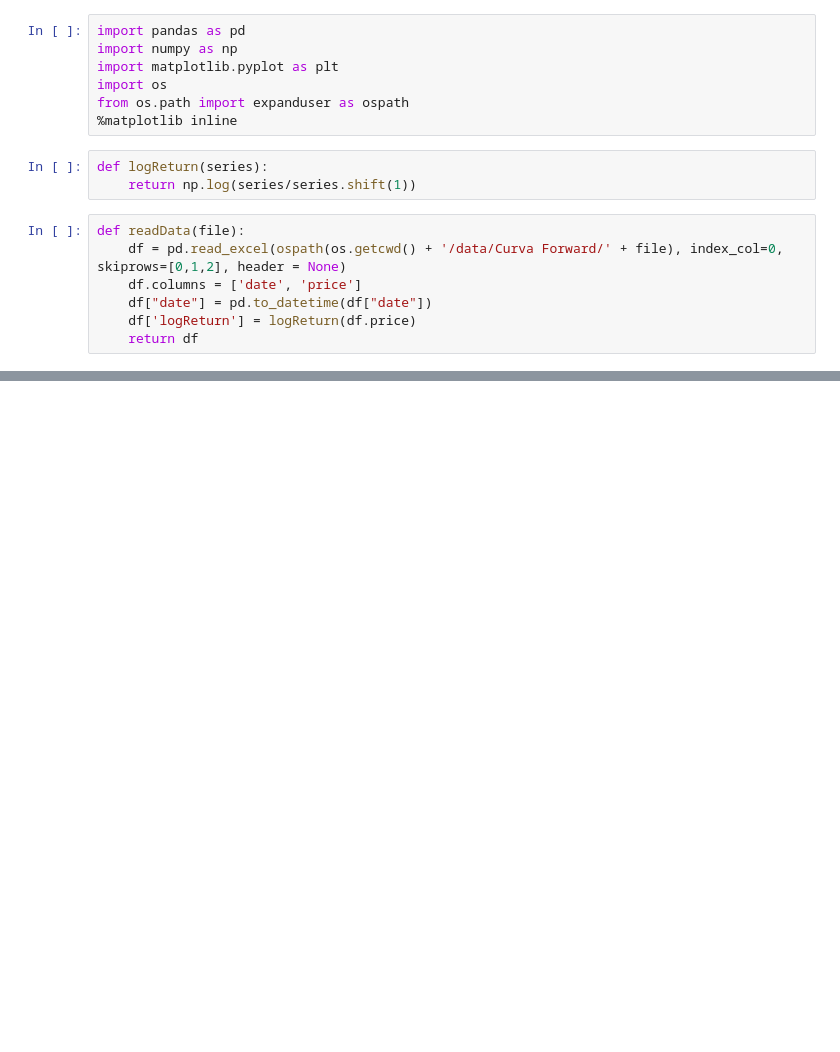
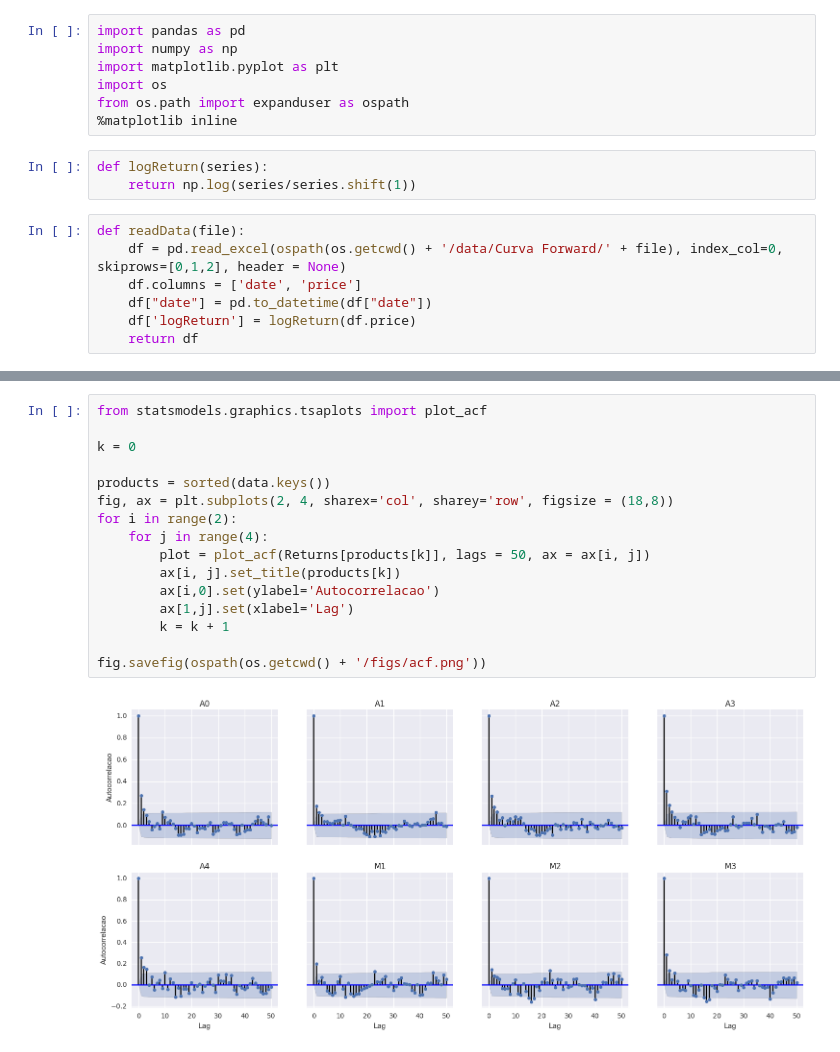
Before and after one commit to pedroargento/Mestrado, a Jupyter notebook: codigo.ipynb, the cells around one changed output, grey strips where cells are left out. Cells and saved outputs as stored; diff of their text form; blank space fills up the shorter version.

```diff
--- a/codigo.ipynb
+++ b/codigo.ipynb
@@ -48,0 +114,18 @@ print(df.logReturn.std())
+# %%
+from statsmodels.graphics.tsaplots import plot_acf
+
+k = 0
+
+products = sorted(data.keys())
+fig, ax = plt.subplots(2, 4, sharex='col', sharey='row', figsize = (18,8))
+for i in range(2):
+    for j in range(4):
+        plot = plot_acf(Returns[products[k]], lags = 50, ax = ax[i, j])
+        ax[i, j].set_title(products[k])
+        ax[i,0].set(ylabel='Autocorrelacao')
+        ax[1,j].set(xlabel='Lag')
+        k = k + 1
+
+fig.savefig(ospath(os.getcwd() + '/figs/acf.png'))
+# %% [output]
+[figure, added]
```
Also changed, not shown: parts of 22 cells of this notebook, 7 other files.
